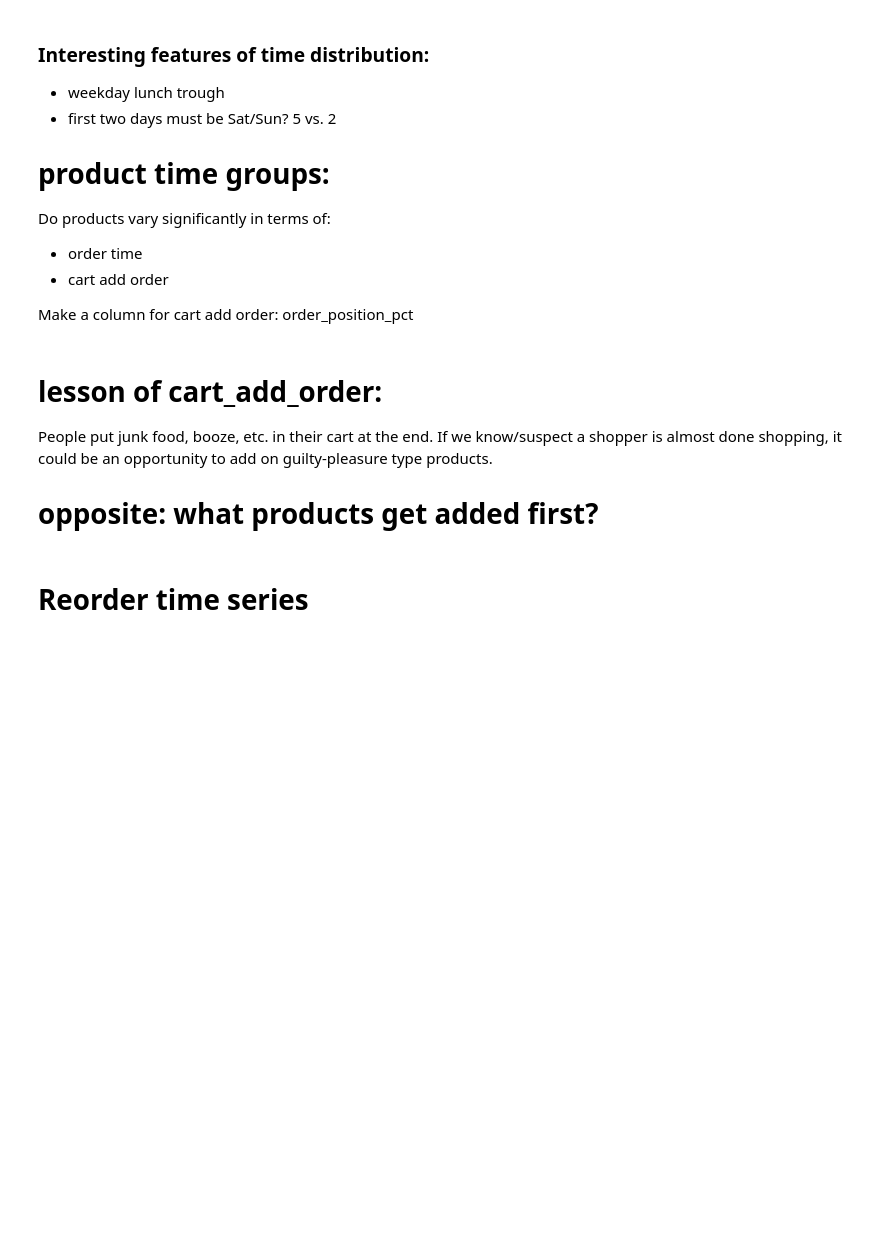
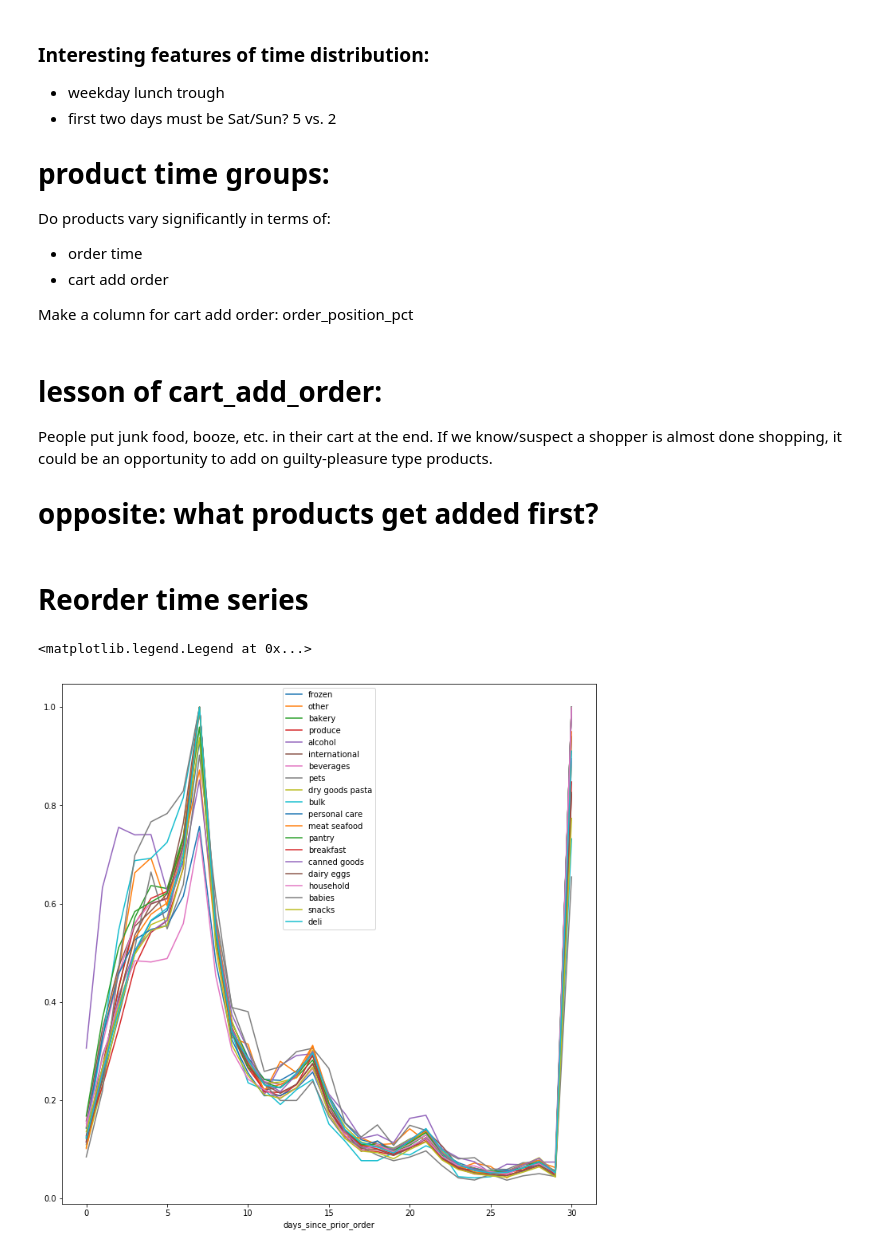
Before and after one commit to notsambeck/eda, a Jupyter notebook: instacart2.ipynb, the cells around one changed output. Cells and saved outputs as stored; diff of their text form; code cells hidden in the pictures; blank space fills up the shorter version.

```diff
--- a/instacart2.ipynb
+++ b/instacart2.ipynb
@@ -409,12 +510,15 @@ order_details['pct_added_first'] = order_details.times_added_first / order_detai
 # %%
 fig, ax = plt.subplots()
 fig.set_size_inches(12, 12)
 
-for i in range(1, 11):
+for i in range(1, 21):
     series = order_details[order_details.department_id == i].groupby('days_since_prior_order').size()
     (series/series.max()).plot(label=db['departments'].department.loc[i])
 
 ax.legend()
+# %% [output]
+<matplotlib.legend.Legend at 0x...>
+[figure, added]
 # %%
 fig, ax = plt.subplots()
 fig.set_size_inches(12, 12)
```
Also changed, not shown: parts of 31 cells of this notebook.
